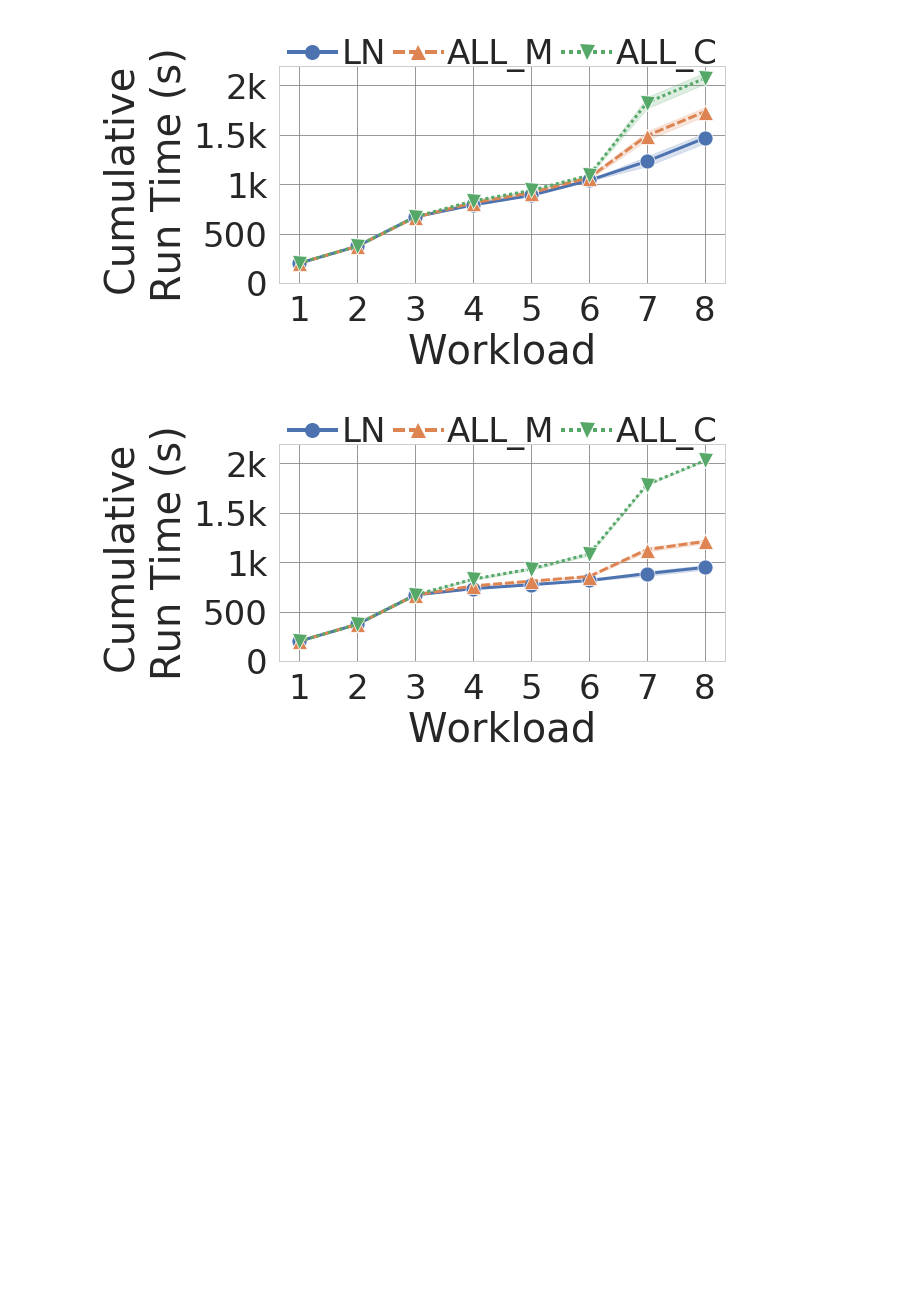
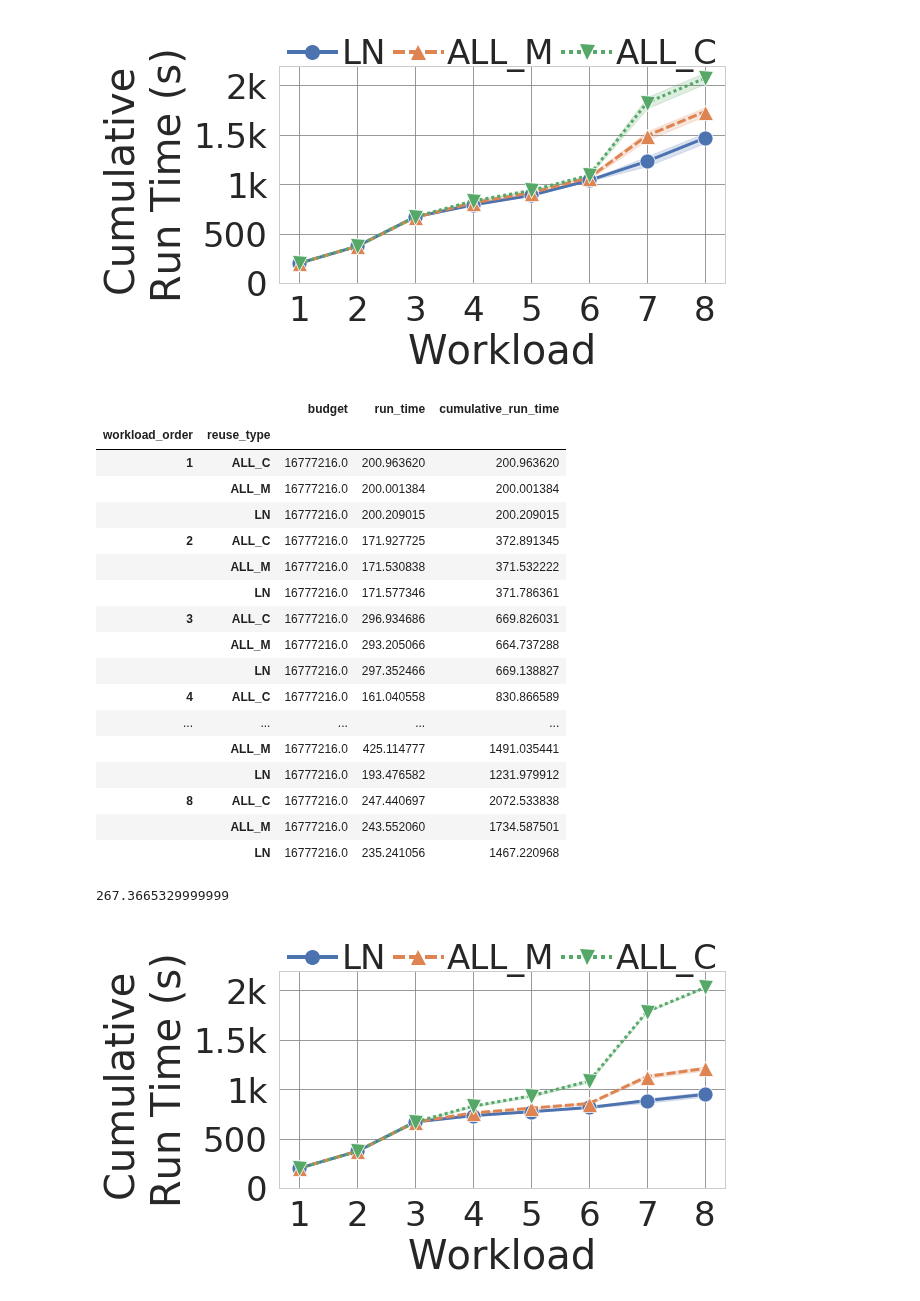
Before and after one commit to dbehrouz/ml-workload-optimization, a Jupyter notebook: code/collaborative-optimizer/paper/experiments/reuse/plots.ipynb, the cells around one changed output. Saved outputs shown, nothing was run; the diff lists cells and outputs as text; code cells hidden in the pictures; blank space fills up the shorter version.

```diff
--- a/code/collaborative-optimizer/paper/experiments/reuse/plots.ipynb
+++ b/code/collaborative-optimizer/paper/experiments/reuse/plots.ipynb
@@ -167,6 +167,31 @@ df = reuse_result[reuse_result.mat_type == 'simple']
 plot_executions_times(df, output_directory+'/simple-mat.pgf')
 # %% [output]
 [figure]
+# %%
+df.groupby(['workload_order','reuse_type']).mean()
+# %% [output]
+|  |  | budget | run_time | cumulative_run_time |
+| workload_order | reuse_type |  |  |  |
+| 1 | ALL_C | 16777216.0 | 200.963620 | 200.963620 |
+|  | ALL_M | 16777216.0 | 200.001384 | 200.001384 |
+|  | LN | 16777216.0 | 200.209015 | 200.209015 |
+| 2 | ALL_C | 16777216.0 | 171.927725 | 372.891345 |
+|  | ALL_M | 16777216.0 | 171.530838 | 371.532222 |
+|  | LN | 16777216.0 | 171.577346 | 371.786361 |
+| 3 | ALL_C | 16777216.0 | 296.934686 | 669.826031 |
+|  | ALL_M | 16777216.0 | 293.205066 | 664.737288 |
+|  | LN | 16777216.0 | 297.352466 | 669.138827 |
+| 4 | ALL_C | 16777216.0 | 161.040558 | 830.866589 |
+| ... | ... | ... | ... | ... |
+|  | ALL_M | 16777216.0 | 425.114777 | 1491.035441 |
+|  | LN | 16777216.0 | 193.476582 | 1231.979912 |
+| 8 | ALL_C | 16777216.0 | 247.440697 | 2072.533838 |
+|  | ALL_M | 16777216.0 | 243.552060 | 1734.587501 |
+|  | LN | 16777216.0 | 235.241056 | 1467.220968 |
+# %%
+1734.587501 - 1467.220968
+# %% [output]
+267.3665329999999
 # %%
 df = reuse_result[reuse_result.mat_type == 'storage_aware']
 #plot_executions_times(df)
```
Also changed, not shown: parts of 1 cell of this notebook, 8 other files.
